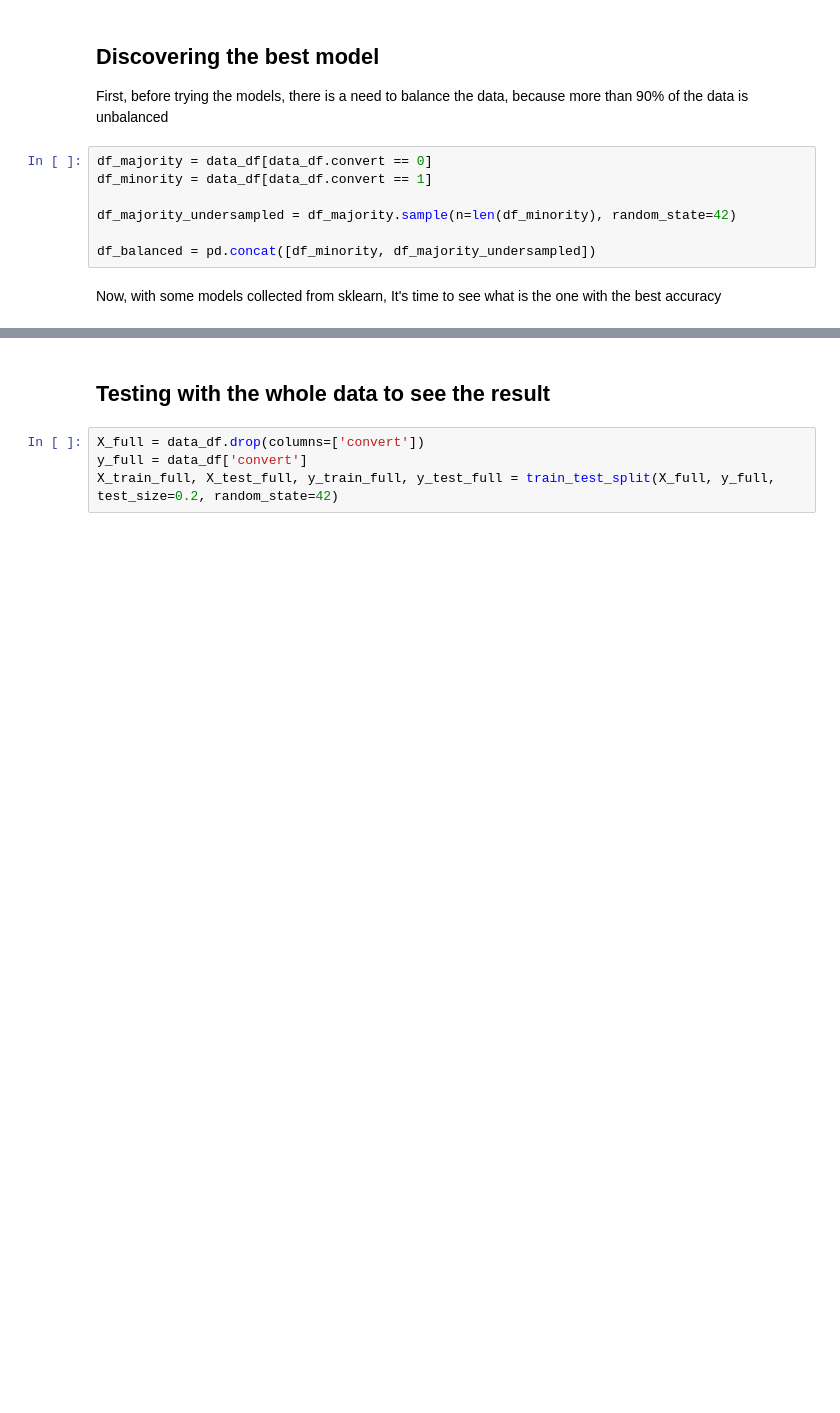
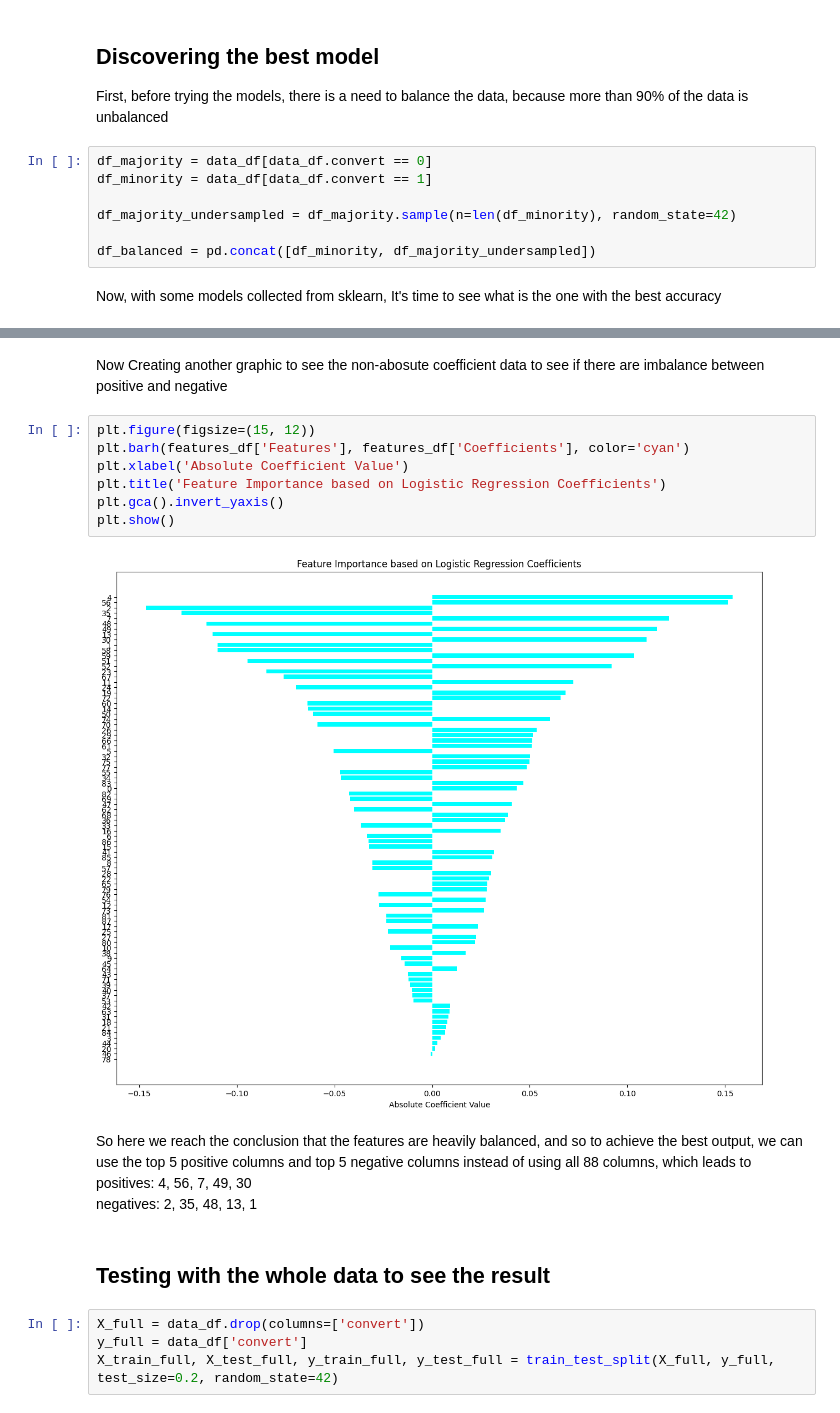
Before and after one commit to andonokar/task7, a Jupyter notebook: task7.ipynb, the cells around one changed output, grey strips where cells are left out. Saved outputs shown, nothing was run; the diff lists cells and outputs as text; blank space fills up the shorter version.

```diff
--- a/task7.ipynb
+++ b/task7.ipynb
@@ -131,3 +152,18 @@ Best Model: LogisticRegression() with Accuracy: 0.6465968586387435
+# %% [markdown]
+Now Creating another graphic to see the non-abosute coefficient data to see if there are imbalance between positive and negative
+# %%
+plt.figure(figsize=(15, 12))
+plt.barh(features_df['Features'], features_df['Coefficients'], color='cyan')
+plt.xlabel('Absolute Coefficient Value')
+plt.title('Feature Importance based on Logistic Regression Coefficients')
+plt.gca().invert_yaxis()
+plt.show()
+# %% [output]
+[figure, added]
+# %% [markdown]
+So here we reach the conclusion that the features are heavily balanced, and so to achieve the best output, we can use the top 5 positive columns and top 5 negative columns instead of using all 88 columns, which leads to <br>
+positives: 4, 56, 7, 49, 30 <br>
+negatives: 2, 35, 48, 13, 1
 # %% [markdown]
 ## Testing with the whole data to see the result
 # %%
```
Also changed, not shown: parts of 7 cells of this notebook.
